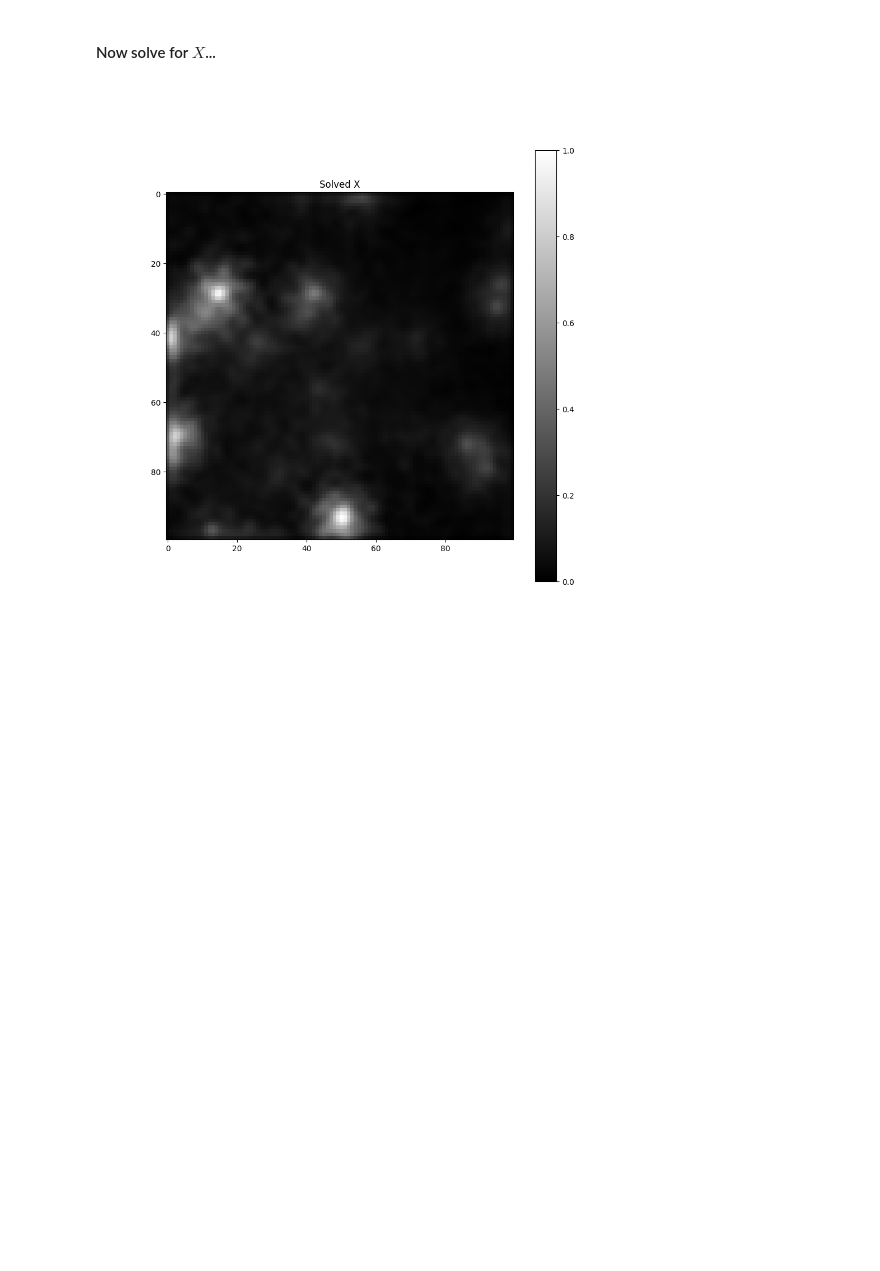
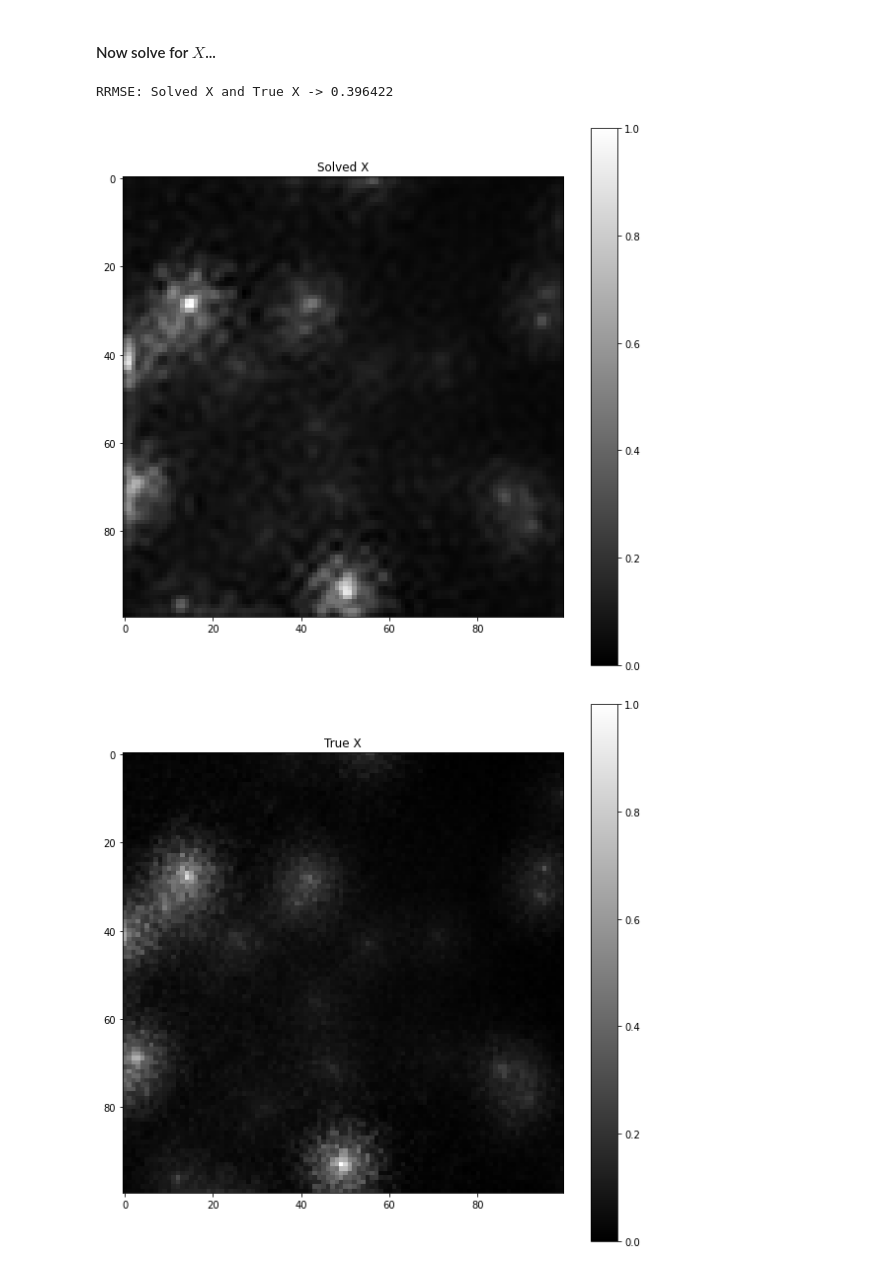
Before and after one commit to adamrcampbell/supy-res-imaging, a Jupyter notebook: notebooks/System of Linear Equations.ipynb, the cells around one changed output. Cells and saved outputs as stored; diff of their text form; code cells hidden in the pictures; blank space fills up the shorter version.

```diff
--- a/notebooks/System of Linear Equations.ipynb
+++ b/notebooks/System of Linear Equations.ipynb
@@ -144,7 +144,7 @@ timesteps_per_y = 5
 l = 100
 m = 50
 n = timesteps // timesteps_per_y
-β = 150.0 # sharpening factor
+β = 10.0 # sharpening factor
 w = np.ones(n) # y image weightings, eventually driven by visibility weights
 
 # all time steps direct image
@@ -225,25 +223,29 @@ a = lhs + rhs
 # %%
 # Look here for options regarding solving the sparse matrix problem - seems to be plenty of algorithms to choose from
 # https://docs.scipy.org/doc/scipy/reference/sparse.linalg.html
 
-# x = np.linalg.solve(a, b)
-# x = x.reshape(100, 100)
+x = np.linalg.solve(a, b)
+x = x.reshape(100, 100)
+
+# b_true = np.matmul(normalise(a), x_true.flatten())
+# x_accurate = np.linalg.solve(a, b_true)
+# x_accurate = x_accurate.reshape(100, 100)
+
 # show_image(normalise(x), "Solved X")
-# print(f"L2 between B and Solved X: {np.sqrt(np.sum((normalise(b.reshape(l, l))-normalise(x))**2))}")
+# print(f"RRMSE: B and True B -> {rrmse(normalise(b.reshape(l, l)), normalise(b_true.reshape(l, l)))}")
+# print(f"L2 between B and True X: {np.sqrt(np.sum((normalise(b.reshape(l, l))-normalise(x))**2))}")
+# show_image(normalise(b.reshape(l, l)), "B")
+# show_image(normalise(b_true.reshape(l, l)), "True B")
 
-# b_prime = np.matmul(a, x.flatten())
-# show_image(b.reshape(l, l), "B")
-# show_image(normalise(b_prime.reshape(l, l)), "B from AX=B")
-# show_image(np.absolute(normalise(b) - normalise(b_prime)).reshape(l, l), "B Abs Diff")
+# print(f"RRMSE: X and Accurate X -> {rrmse(normalise(x), normalise(x_accurate))}")
+# print(f"RRMSE: Accurate X and True X -> {rrmse(normalise(x_accurate), normalise(x_true))}")
+print(f"RRMSE: Solved X and True X -> {rrmse(normalise(x), normalise(x_true))}")
 
-# print(f"RRMSE: B and Solved X -> {rrmse(normalise(b.reshape(l, l)), normalise(x))}")
-
-# ds_x = normalise(resize(x_true, (m, m), anti_aliasing=False))
-# show_image(ds_x, "Downsampled True X")
-# print(np.unravel_index(np.argmax(ds_x, axis=None), ds_x.shape))
-
-# y_sum = normalise(np.sum(y, axis=0))
-# show_image(normalise((np.sum(y, axis=0))), "Sum of y images")
-# show_image(normalise(resize(np.sum(y, axis=0), (l, l), order=3)), "Sum of y images (upsampled with interpolation)")
+show_image(normalise(x), "Solved X")
+# show_image(normalise(x_accurate[10:l-11, 10:l-11]), "Solved X using True X (IDFT)")
+# show_image(normalise(x_accurate), "Solved X using True X (IDFT)")
+show_image(normalise(x_true), "True X")
 # %% [output]
+RRMSE: Solved X and True X -> 0.396422
-[figure, old version]
+[figure, new version]
+[figure, added]
```
Also changed, not shown: parts of 4 cells of this notebook.
